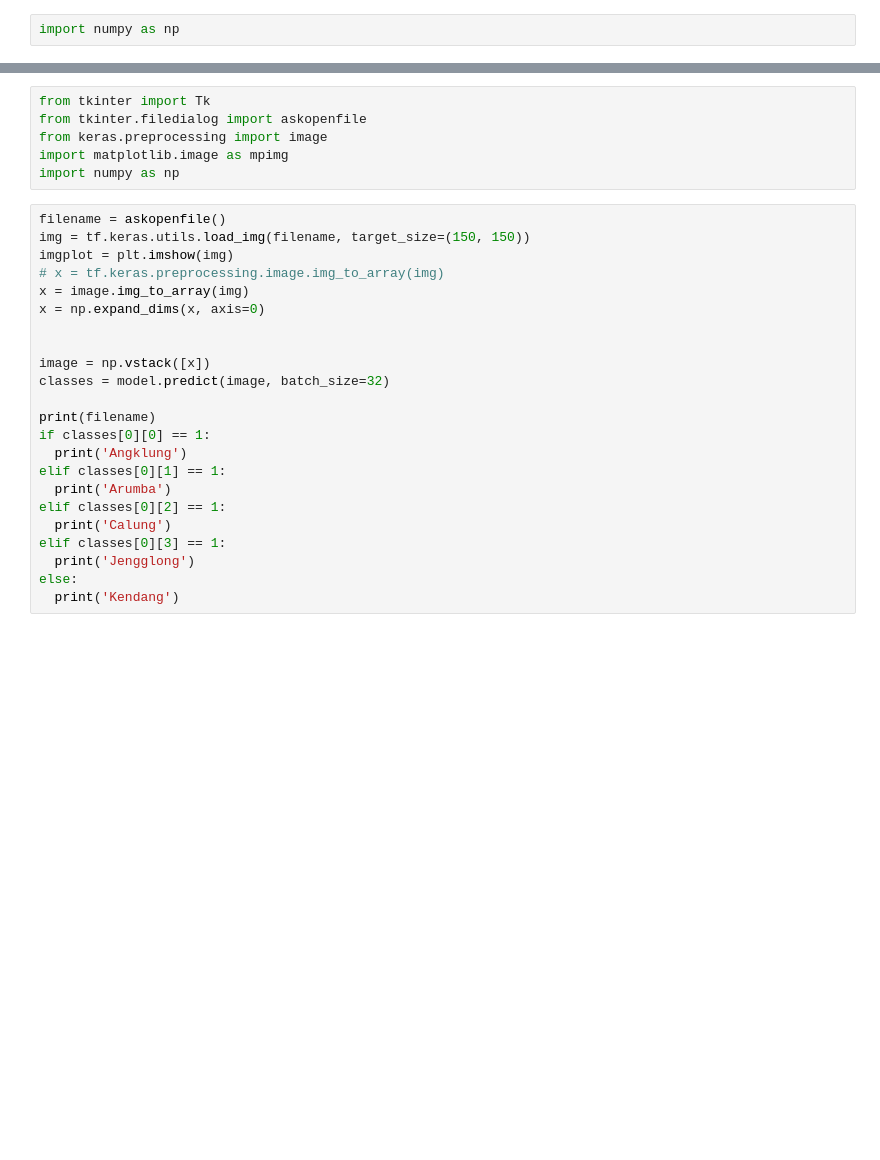
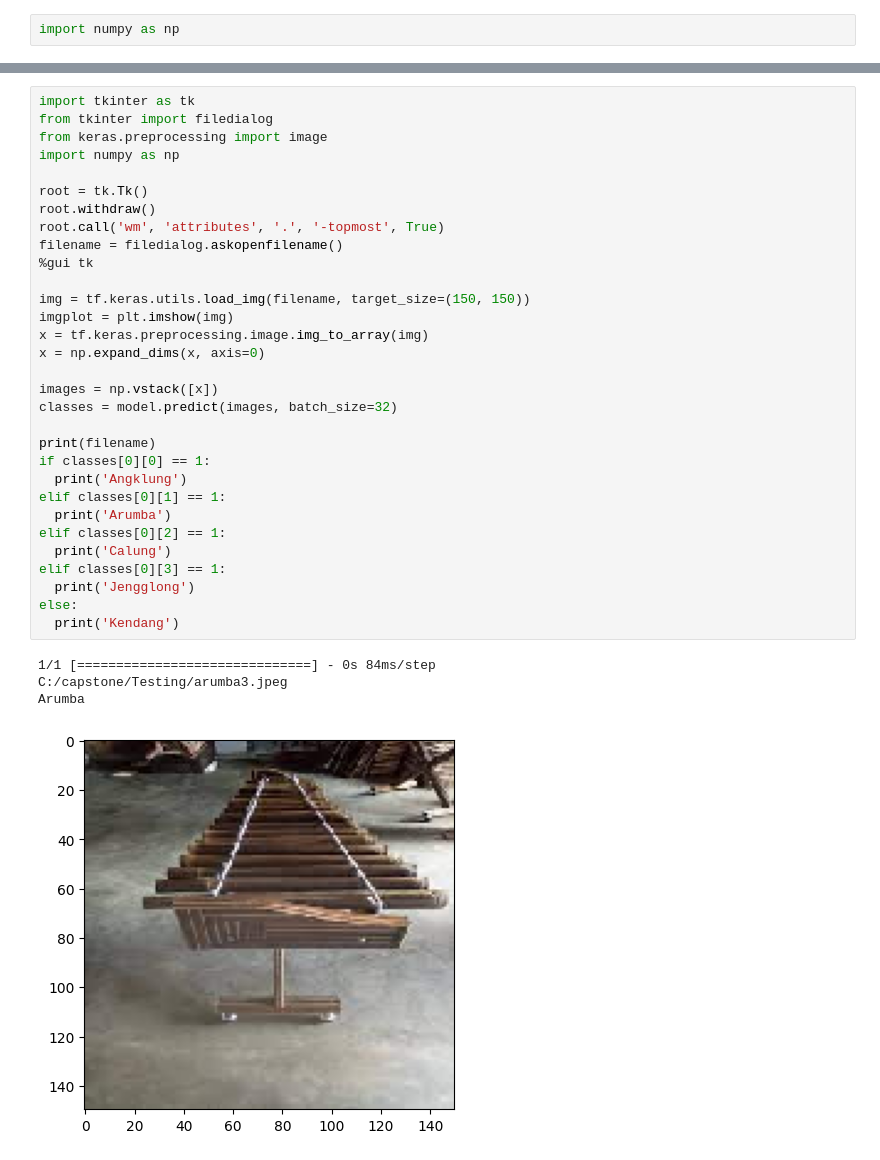
Before and after one commit to AhmadLutfiAlfares/Bangkit, a Jupyter notebook: Alat Musik.ipynb, the cells around one changed output, grey strips where cells are left out. Drawn from its saved outputs; the diff is of its cells as text; blank space fills up the shorter version.

```diff
--- a/Alat Musik.ipynb
+++ b/Alat Musik.ipynb
@@ -222,29 +222,36 @@ for i in range(6):
-# %%
-from tkinter import Tk
-from tkinter.filedialog import askopenfile
-from keras.preprocessing import image
-import matplotlib.image as mpimg
-import numpy as np
 # %%
-filename = askopenfile()
+import tkinter as tk
+from tkinter import filedialog
+from keras.preprocessing import image
+import numpy as np
+
+root = tk.Tk()
+root.withdraw()
+root.call('wm', 'attributes', '.', '-topmost', True)
+filename = filedialog.askopenfilename()
+%gui tk
+
 img = tf.keras.utils.load_img(filename, target_size=(150, 150))
 imgplot = plt.imshow(img)
-# x = tf.keras.preprocessing.image.img_to_array(img)
-x = image.img_to_array(img)
+x = tf.keras.preprocessing.image.img_to_array(img)
 x = np.expand_dims(x, axis=0)
 
-
-image = np.vstack([x])
-classes = model.predict(image, batch_size=32)
+images = np.vstack([x])
+classes = model.predict(images, batch_size=32)
 
 print(filename)
 if classes[0][0] == 1:
   print('Angklung')
 elif classes[0][1] == 1:
   print('Arumba')
 elif classes[0][2] == 1:
   print('Calung')
 elif classes[0][3] == 1:
   print('Jengglong')
 else:
   print('Kendang')
+# %% [output]
+1/1 [==============================] - 0s 84ms/step
+C:/capstone/Testing/arumba3.jpeg
+Arumba
+[figure, added]
```
Also changed, not shown: parts of 4 cells of this notebook.
